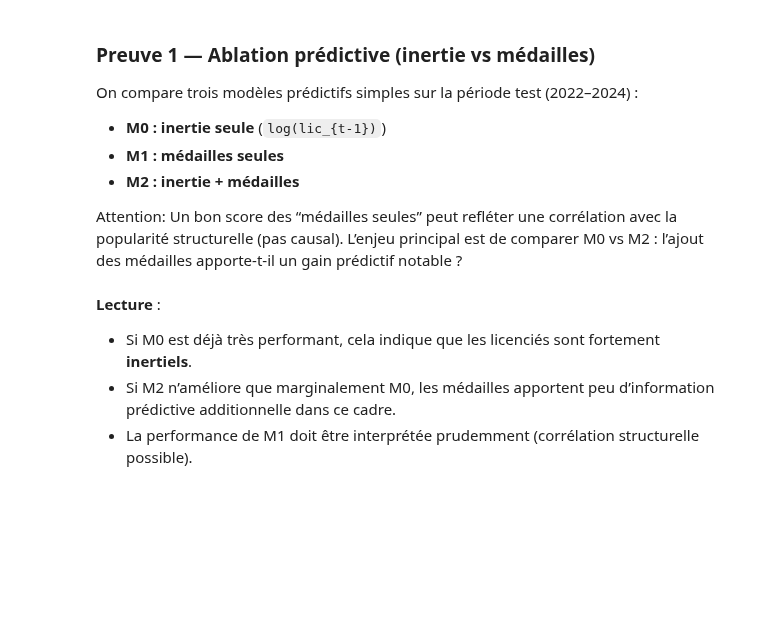
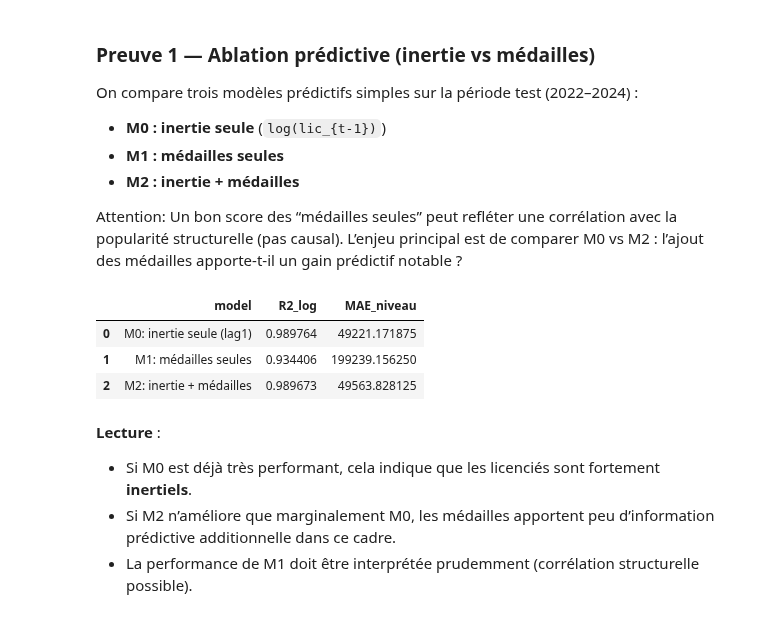
Before and after one commit to oldblindmole/Projet_Python_Data_Science_JO, a Jupyter notebook: notebookv3.ipynb, the cells around one changed output. Drawn from its saved outputs; the diff is of its cells as text; code cells hidden in the pictures; blank space fills up the shorter version.

```diff
--- a/notebookv3.ipynb
+++ b/notebookv3.ipynb
@@ -123,47 +160,52 @@ On compare trois modèles prédictifs simples sur la période test (2022–2024)
 Attention: Un bon score des “médailles seules” peut refléter une corrélation avec la popularité structurelle (pas causal).
 L’enjeu principal est de comparer M0 vs M2 : l’ajout des médailles apporte-t-il un gain prédictif notable ?
 # %%
-from sklearn.linear_model import Ridge
-from sklearn.metrics import r2_score, mean_absolute_error
+# from sklearn.linear_model import Ridge
+# from sklearn.metrics import r2_score, mean_absolute_error
 
-def eval_ablation_models(df_model_full, train_years=(2017, 2020), test_years=(2022, 2024),
-                         medals_col="total_medailles", alpha=1.0):
-    df = df_model_full.sort_values(["code_sport","annee"]).copy()
-    df["y"] = np.log1p(df["nb_licencies"])
-    df["log_lag1"] = df.groupby("code_sport")["y"].shift(1)
-    df["trend"] = df["annee"] - df["annee"].min()
-    df["med_last"] = df[medals_col]
-    df = df.dropna(subset=["log_lag1"]).copy()
+# def eval_ablation_models(df_model_full, train_years=(2017, 2020), test_years=(2022, 2024),
+#                          medals_col="total_medailles", alpha=1.0):
+#     df = df_model_full.sort_values(["code_sport","annee"]).copy()
+#     df["y"] = np.log1p(df["nb_licencies"])
+#     df["log_lag1"] = df.groupby("code_sport")["y"].shift(1)
+#     df["trend"] = df["annee"] - df["annee"].min()
+#     df["med_last"] = df[medals_col]
+#     df = df.dropna(subset=["log_lag1"]).copy()
 
-    train_df = df[df["annee"].between(*train_years)].copy()
-    test_df  = df[df["annee"].between(*test_years)].copy()
+#     train_df = df[df["annee"].between(*train_years)].copy()
+#     test_df  = df[df["annee"].between(*test_years)].copy()
 
-    def fit_predict(feats):
-        Xtr = pd.get_dummies(train_df[["code_sport"] + feats], columns=["code_sport"], drop_first=True).astype("float32")
-        Xte = pd.get_dummies(test_df[["code_sport"] + feats], columns=["code_sport"], drop_first=True).astype("float32")
-        Xte = Xte.reindex(columns=Xtr.columns, fill_value=0).astype("float32")
+#     def fit_predict(feats):
+#         Xtr = pd.get_dummies(train_df[["code_sport"] + feats], columns=["code_sport"], drop_first=True).astype("float32")
+#         Xte = pd.get_dummies(test_df[["code_sport"] + feats], columns=["code_sport"], drop_first=True).astype("float32")
+#         Xte = Xte.reindex(columns=Xtr.columns, fill_value=0).astype("float32")
 
-        ytr = train_df["y"].astype("float32").values
-        yte = test_df["y"].astype("float32").values
+#         ytr = train_df["y"].astype("float32").values
+#         yte = test_df["y"].astype("float32").values
 
-        m = Ridge(alpha=alpha)
-        m.fit(Xtr, ytr)
-        pred = m.predict(Xte)
+#         m = Ridge(alpha=alpha)
+#         m.fit(Xtr, ytr)
+#         pred = m.predict(Xte)
 
-        return float(r2_score(yte, pred)), float(mean_absolute_error(np.expm1(yte), np.expm1(pred)))
+#         return float(r2_score(yte, pred)), float(mean_absolute_error(np.expm1(yte), np.expm1(pred)))
 
-    rows = []
-    for name, feats in [
-        ("M0: inertie seule", ["log_lag1"]),
-        ("M1: médailles seules", ["med_last"]),
-        ("M2: inertie + médailles", ["log_lag1","med_last"]),
-    ]:
-        r2, mae = fit_predict(feats)
-        rows.append({"modele": name, "R2_log": r2, "MAE_niveau": mae})
-    return pd.DataFrame(rows)
+#     rows = []
+#     for name, feats in [
+#         ("M0: inertie seule", ["log_lag1"]),
+#         ("M1: médailles seules", ["med_last"]),
+#         ("M2: inertie + médailles", ["log_lag1","med_last"]),
+#     ]:
+#         r2, mae = fit_predict(feats)
+#         rows.append({"modele": name, "R2_log": r2, "MAE_niveau": mae})
+#     return pd.DataFrame(rows)
 
 ablation = eval_ablation_models(df_model_full)
 ablation
+# %% [output]
+|  | model | R2_log | MAE_niveau |
+| 0 | M0: inertie seule (lag1) | 0.989764 | 49221.171875 |
+| 1 | M1: médailles seules | 0.934406 | 199239.156250 |
+| 2 | M2: inertie + médailles | 0.989673 | 49563.828125 |
 # %% [markdown]
 **Lecture** :
 - Si M0 est déjà très performant, cela indique que les licenciés sont fortement **inertiels**.
```
Also changed, not shown: parts of 12 cells of this notebook, 1 other file.
